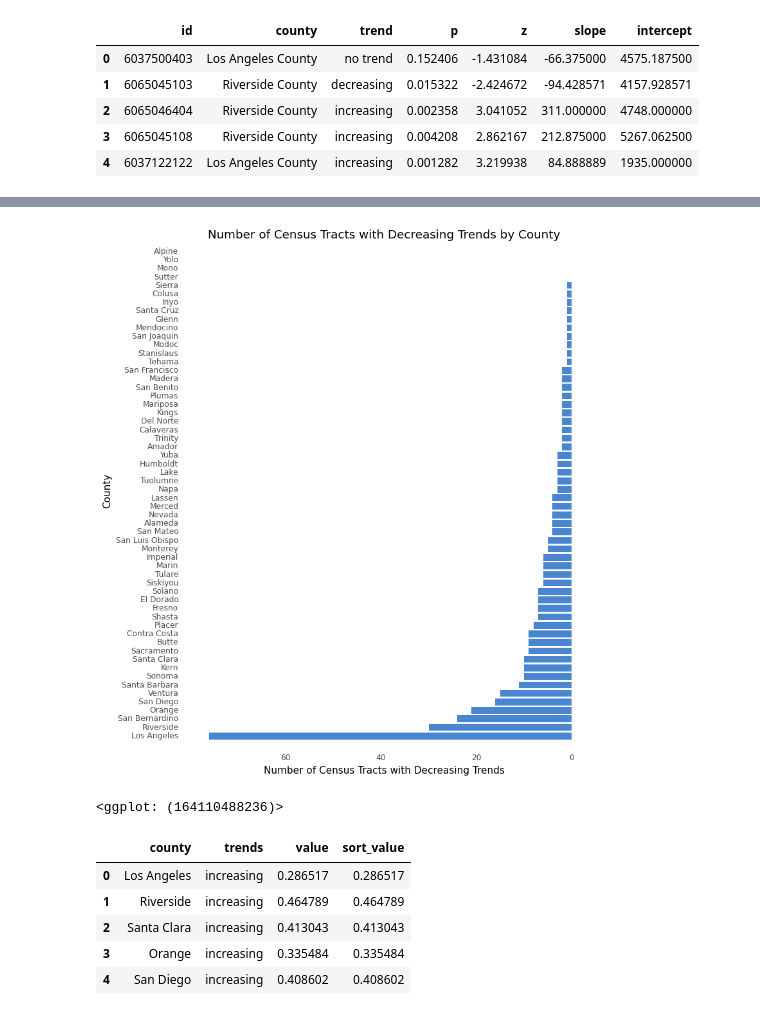
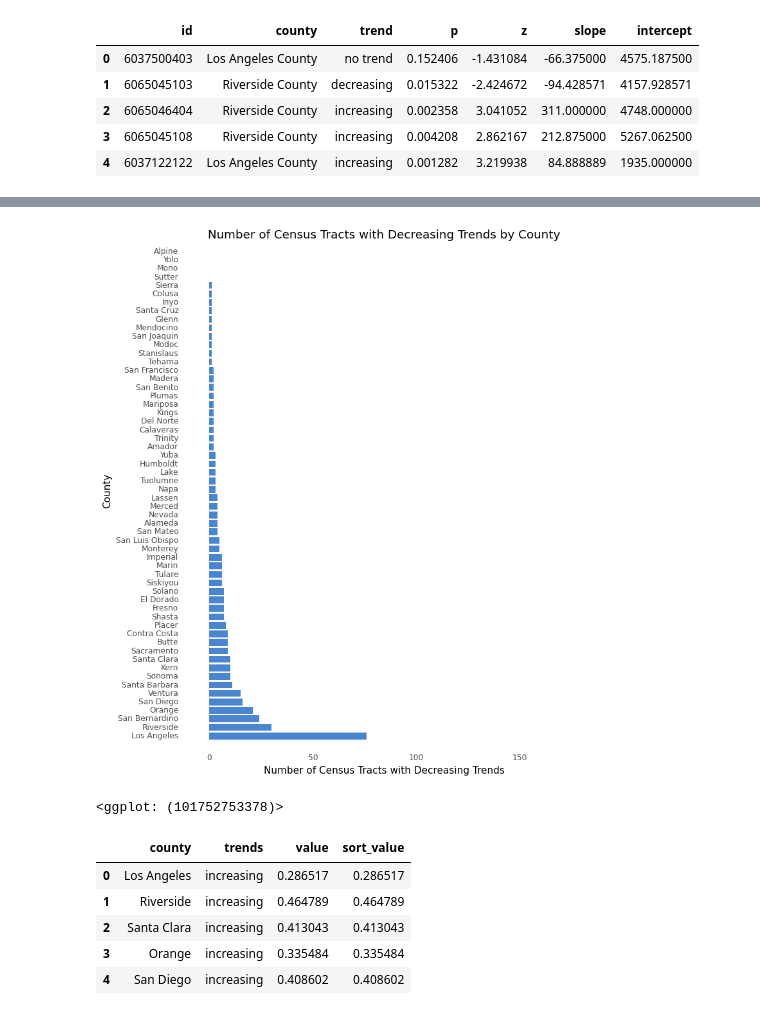
Before and after one commit to jeviner/Wildfires-GCI, a Jupyter notebook: trend_figures/trend_figures.ipynb, the cells around one changed output, grey strips where cells are left out. Cells and saved outputs as stored; diff of their text form; code cells hidden in the pictures.

```diff
--- a/trend_figures/trend_figures.ipynb
+++ b/trend_figures/trend_figures.ipynb
@@ -34,13 +34,14 @@ county_list = df["county"].unique()
 county_df = pd.DataFrame({"county": [ remove_last_word(county) for county in county_list ],
                           "increasing": np.zeros(len(county_list)),
                           "decreasing": np.zeros(len(county_list)),
-                          "no trend": np.zeros(len(county_list)),
-                          "count": np.zeros(len(county_list))})
+                          "no trend": np.zeros(len(county_list))#,
+                          #"count": np.zeros(len(county_list))
+                         })
 for index, row in df.iterrows():
     trend = row["trend"]
     county = remove_last_word(row["county"])
     county_df.loc[county_df["county"] == county, trend] += 1
-    county_df.loc[county_df["county"] == county, "count"] += 1
+    #county_df.loc[county_df["county"] == county, "count"] += 1
 
 totals = { remove_last_word(county): len(df[df["county"] == county]) for county in county_list }
 county_df.head()
@@ -88,14 +84,16 @@ ggplot(county_df, aes("reorder(county, -decreasing)", "decreasing")) + \
 # %%
-ggplot(county_df, aes("reorder(county, -decreasing)", "decreasing")) + \
+decreasingFig = ggplot(county_df, aes("reorder(county, -decreasing)", "decreasing")) + \
     geom_bar(stat="identity", fill=blue, width = 0.8) + \
     theme_minimal() + \
     theme(figure_size=(8, 10), panel_grid = element_blank()) + \
     coord_flip() + \
-    scale_y_reverse(position = "right") + \
+    ylim(0, 175) + \
     labs(x="County", y="Number of Census Tracts with Decreasing Trends", title="Number of Census Tracts with Decreasing Trends by County")
+print(decreasingFig)
+decreasingFig.save("decreasing_trend.png", dpi=400)
 # %% [output]
-[figure, old version]
+[figure, new version]
-<ggplot: (164110488236)>
+<ggplot: (101752753378)>
 # %%
 tidy = pd.melt(county_df, id_vars=['county'], var_name='trends')
 
```
Also changed, not shown: parts of 6 cells of this notebook, 3 other files.
